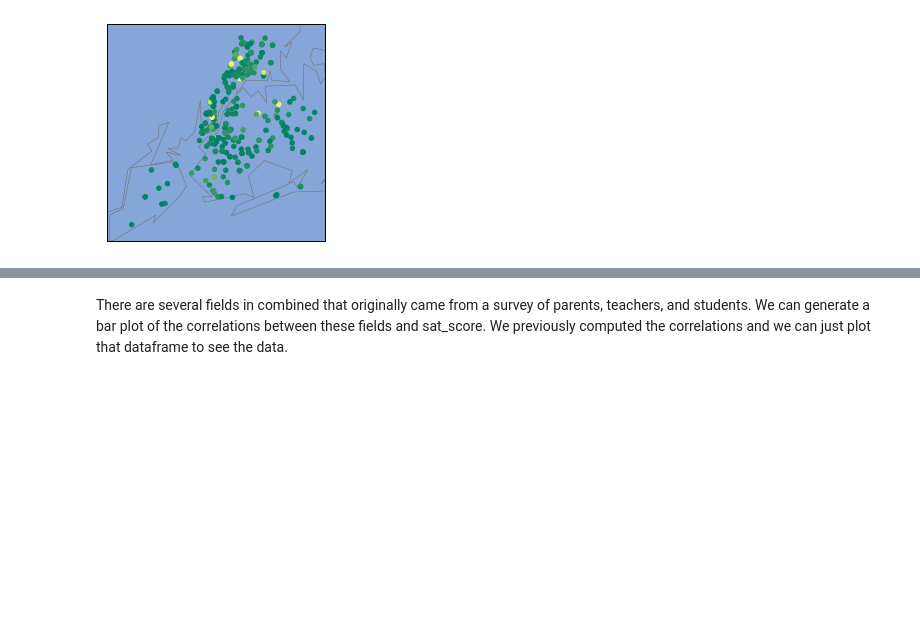
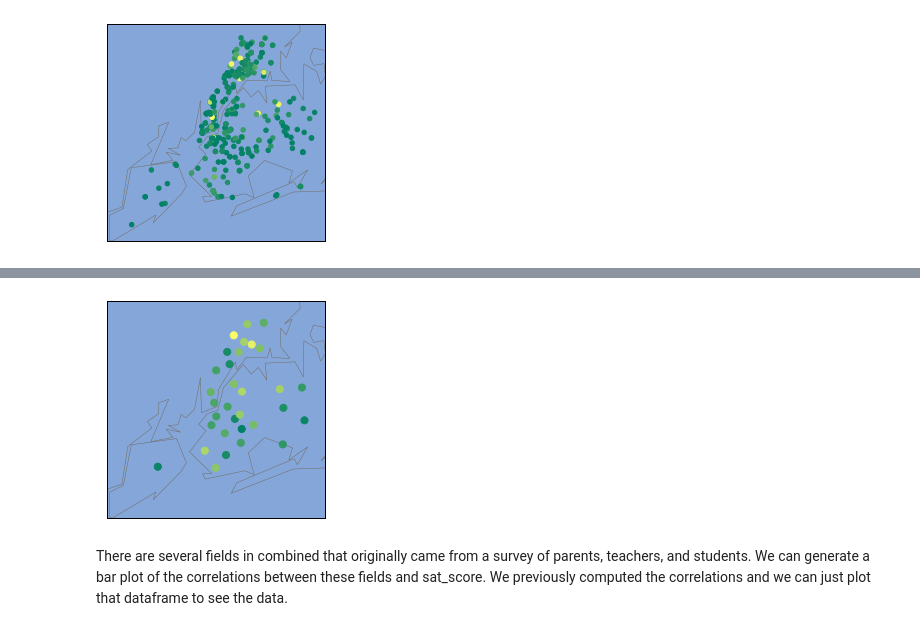
Before and after one commit to srinivasanprashant/NY-Schools-SAT-Data-Analysis, a Jupyter notebook: new-york-high-schools-SAT-analysis.ipynb, the cells around one changed output, grey strips where cells are left out. Cells and saved outputs as stored; diff of their text form; code cells hidden in the pictures; blank space fills up the shorter version.

Commit message:
aggregate by district and plot map

```diff
--- a/new-york-high-schools-SAT-analysis.ipynb
+++ b/new-york-high-schools-SAT-analysis.ipynb
@@ -683,0 +686,7 @@ plt.show()
+# %%
+import numpy
+
+districts = combined.groupby("school_dist").agg(numpy.mean)
+# Need to reset the index as school_dist is not a column anymore
+districts.reset_index(inplace=True)
+districts.head(10)
@@ -684,3 +705,24 @@ plt.show()
+# %%
+m = Basemap(
+    projection='merc',
+    llcrnrlat=40.496044,
+    urcrnrlat=40.915256,
+    llcrnrlon=-74.255735,
+    urcrnrlon=-73.700272,
+    resolution='i'
+)
+
+m.drawmapboundary(fill_color='#85A6D9')
+m.drawcoastlines(color='#6D5F47', linewidth=.4)
+m.drawrivers(color='#6D5F47', linewidth=.4)
+longitudes = districts["lon"].tolist()
+latitudes = districts["lat"].tolist()
+
+m.scatter(longitudes,latitudes,s=50,zorder=2,latlon=True,
+         c=districts["ell_percent"], cmap="summer")
+plt.show()
+# %% [output]
+[figure, added]
 # %% [markdown]
 There are several fields in combined that originally came from a survey of parents, teachers, and students. We can generate a bar plot of the correlations between these fields and sat_score. We previously computed the correlations and we can just plot that dataframe to see the data.
 # %%
```
Also changed, not shown: parts of 3 cells of this notebook.
